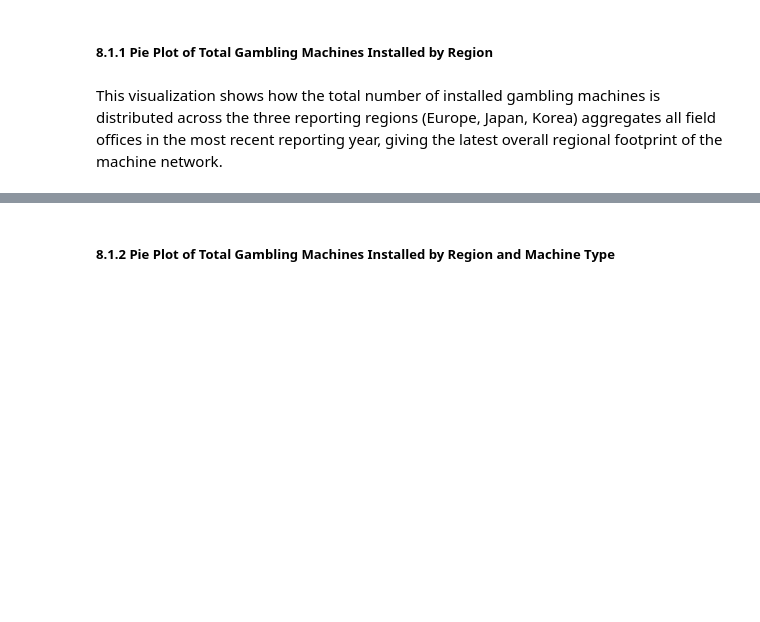
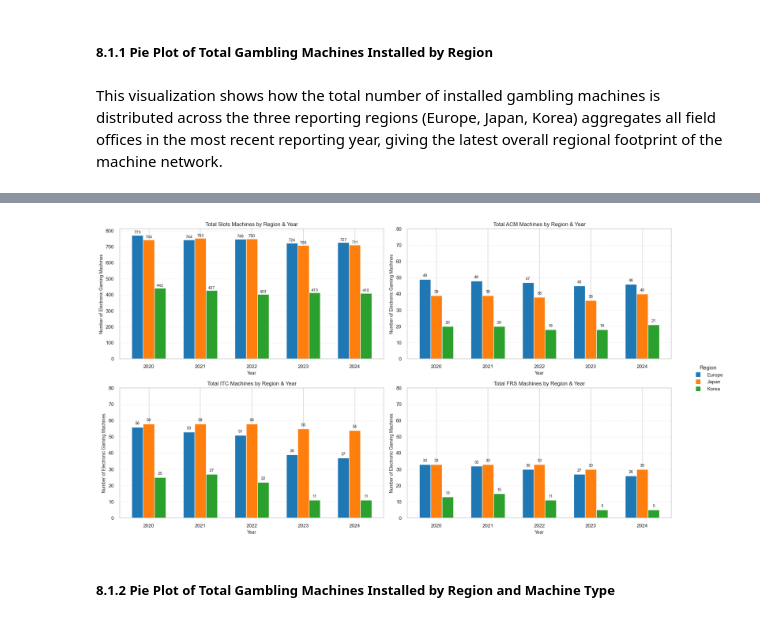
Before and after one commit to pinhaopan/muckrock-liberation, a Jupyter notebook: fa25-team-a/asset_reports.ipynb, the cells around one changed output, grey strips where cells are left out. Cells and saved outputs as stored; diff of their text form; code cells hidden in the pictures; blank space fills up the shorter version.

```diff
--- a/fa25-team-a/asset_reports.ipynb
+++ b/fa25-team-a/asset_reports.ipynb
@@ -1137,11 +1120,3 @@ Yearly Snapshot
 The helper functions below implement the exploratory data analysis data preparation for the Format 1 asset reports. They are used throughout the rest of the notebook, but are all defined here in one place for clarity and reproducibility.
 
 - `finalize_plot`
-# %%
-VALID_REGIONS = ["Europe", "Japan", "Korea"]
-
-REGION_COLORS = {
-    "Europe": "#1f77b4",
-    "Japan":  "#ff7f0e",
-    "Korea":  "#2ca02c",
-}
@@ -2001,3 +1893,84 @@ plt.show()
+# %%
+def plot_all_machine_types_grid(df: pd.DataFrame):
+    """
+    2×2 grid of grouped bar charts (Slots, ACM, ITC, FRS).
+    Y-axis is capped at 100 for ACM, ITC, FRS for readability.
+    """
+
+    machine_types = ["Slots", "ACM", "ITC", "FRS"]
+
+    region_colors = {
+        "Europe": "#1f77b4",
+        "Japan":  "#ff7f0e",
+        "Korea":  "#2ca02c",
+    }
+    regions = list(region_colors.keys())
+
+    fig, axes = plt.subplots(2, 2, figsize=(18, 10))
+    axes = axes.flatten()
+
+    for ax, machine_col in zip(axes, machine_types):
+
+        snap = yearly_region_snapshot(df, machine_col)
+        years = sorted(snap["Year"].unique())
+
+        x = np.arange(len(years))
+        width = 0.22
+
+        for i, reg in enumerate(regions):
+
+            vals = [
+                snap.loc[(snap["Year"] == yr) & (snap["Region"] == reg), machine_col].iloc[0]
+                if not snap[(snap["Year"] == yr) & (snap["Region"] == reg)].empty
+                else 0
+                for yr in years
+            ]
+
+            offset = (i - 1) * width
+            bars = ax.bar(x + offset, vals, width, color=region_colors[reg], label=reg)
+
+            # Add machine count labels (above bar)
+            for bar, v in zip(bars, vals):
+                ax.text(
+                    bar.get_x() + bar.get_width()/2,
+                    bar.get_height() + (3 if machine_col=="Slots" else 1),
+                    f"{int(v):,}",
+                    ha="center",
+                    va="bottom",
+                    fontsize=9
+                )
+
+        ax.set_xticks(x)
+        ax.set_xticklabels(years)
+        ax.set_title(f"Total {machine_col} Machines by Region & Year", fontsize=12)
+        ax.set_xlabel("Year", fontsize=10)
+        ax.set_ylabel("Number of Electronic Gaming Machines", fontsize=10)
+        ax.grid(axis="y", linestyle="--", alpha=0.3)
+
+        # Correct Y-axis rescaling for ACM / ITC / FRS
+        if machine_col in ["ACM", "ITC", "FRS"]:
+            ax.set_ylim(0, 80)  # cap at 100 machines
+
+    # Legend for regions
+    handles = [
+        plt.Line2D([0], [0], marker="s", color="w",
+                   label=reg, markerfacecolor=col, markersize=10)
+        for reg, col in region_colors.items()
+    ]
+
+    fig.legend(
+        handles=handles,
+        title="Region",
+        bbox_to_anchor=(1.02, 0.5),
+        loc="center left"
+    )
+
+    plt.tight_layout()
+    plt.show()
+
+plot_all_machine_types_grid(eda_df)
+# %% [output]
+[figure, added]
 # %% [markdown]
 ##### 8.1.2 Pie Plot of Total Gambling Machines Installed by Region and Machine Type
 # %% [markdown]
```
Also changed, not shown: parts of 71 cells of this notebook.
